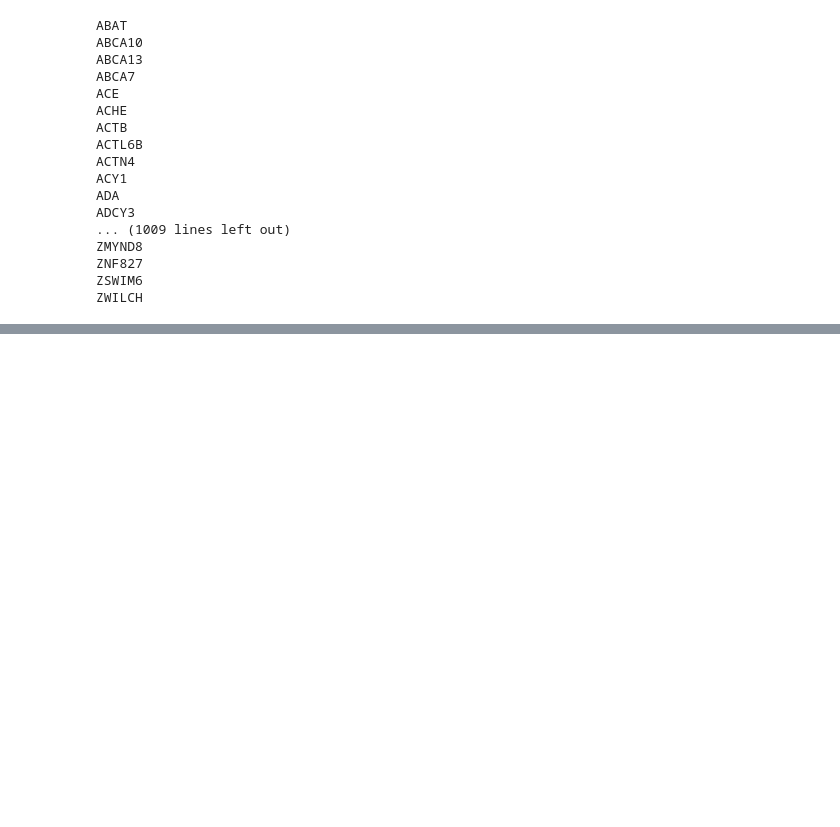
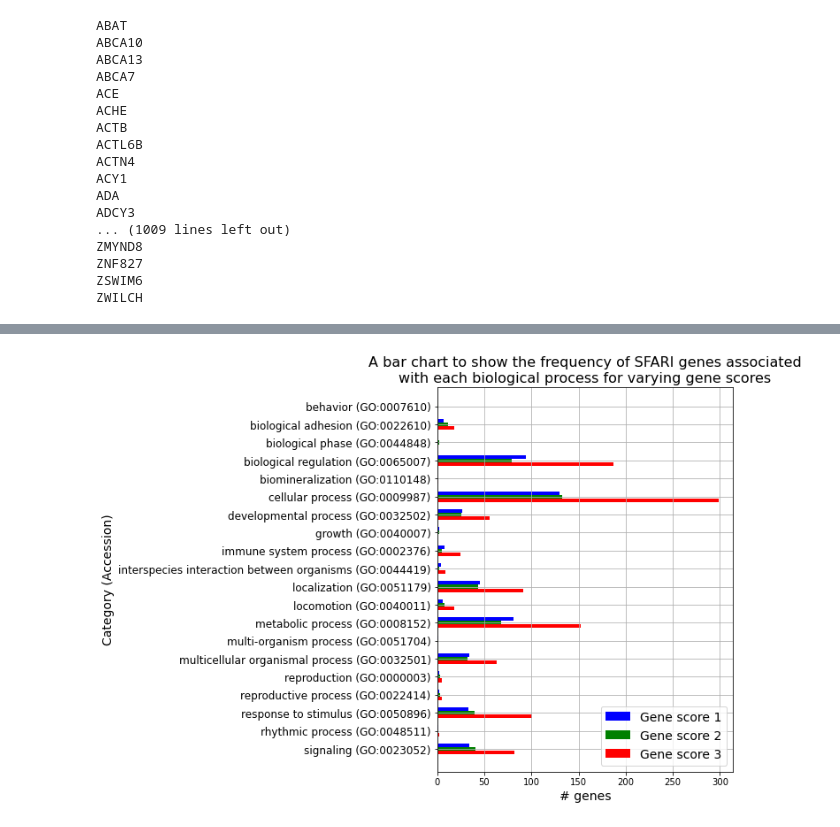
Before and after one commit to hwixley/BI-Coursework2, a Jupyter notebook: code/part2.ipynb, the cells around one changed output, grey strips where cells are left out. Saved outputs shown, nothing was run; the diff lists cells and outputs as text; code cells hidden in the pictures; blank space fills up the shorter version.

```diff
--- a/code/part2.ipynb
+++ b/code/part2.ipynb
@@ -460,0 +491,48 @@ Name: 1, dtype: object
+# %%
+def get_ticks(labels, master_labels, master_ticks):
+    gaps = []
+    ticks = master_ticks
+
+    for i, l in enumerate(master_labels):
+        if not l in labels:
+            gaps.append(i)
+
+    return np.delete(ticks, gaps)
+
+def get_all_unique_cats(arrs):
+    return np.unique(np.concatenate(arrs))
+# %%
+ax = plt.subplot()
+
+s1, s2, s3 = s1.sort_values("2"), s2.sort_values("2"), s3.sort_values("2")
+
+data = [s1, s2, s3]
+cat_labels = [s["2"].values for s in data]
+num_genes = [s["3"].values for s in data]
+
+all_process_labels = get_all_unique_cats(cat_labels)
+
+num_ticks = all_process_labels.size
+
+width = 0.2
+scale = 1000
+offsets = [width, 0, -width]
+colours = ["b", "g", "r"]
+ticks = np.arange(num_ticks)*-1
+plt_labels = ["Gene score 1", "Gene score 2", "Gene score 3"]
+
+
+for f in range(3):
+    f_ticks = get_ticks(cat_labels[f], all_process_labels, ticks)
+    ax.barh(f_ticks + offsets[f], width=num_genes[f], height=width, color=colours[f], align="center", label=labels[f])
+
+ax.set_yticks(ticks)
+ax.set_yticklabels(all_process_labels, fontsize=12)
+ax.set_ylabel("Category (Accession)", fontsize=14)
+ax.set_xlabel("# genes", fontsize=14)
+ax.set_title("A bar chart to show the frequency of SFARI genes associated\nwith each biological process for varying gene scores", fontsize=16)
+ax.legend(loc="lower right", fontsize=14)
+ax.figure.set_figheight(8)
+plt.grid(True)
+# %% [output]
+[figure, added]
```
Also changed, not shown: parts of 18 cells of this notebook, 2 other files.
